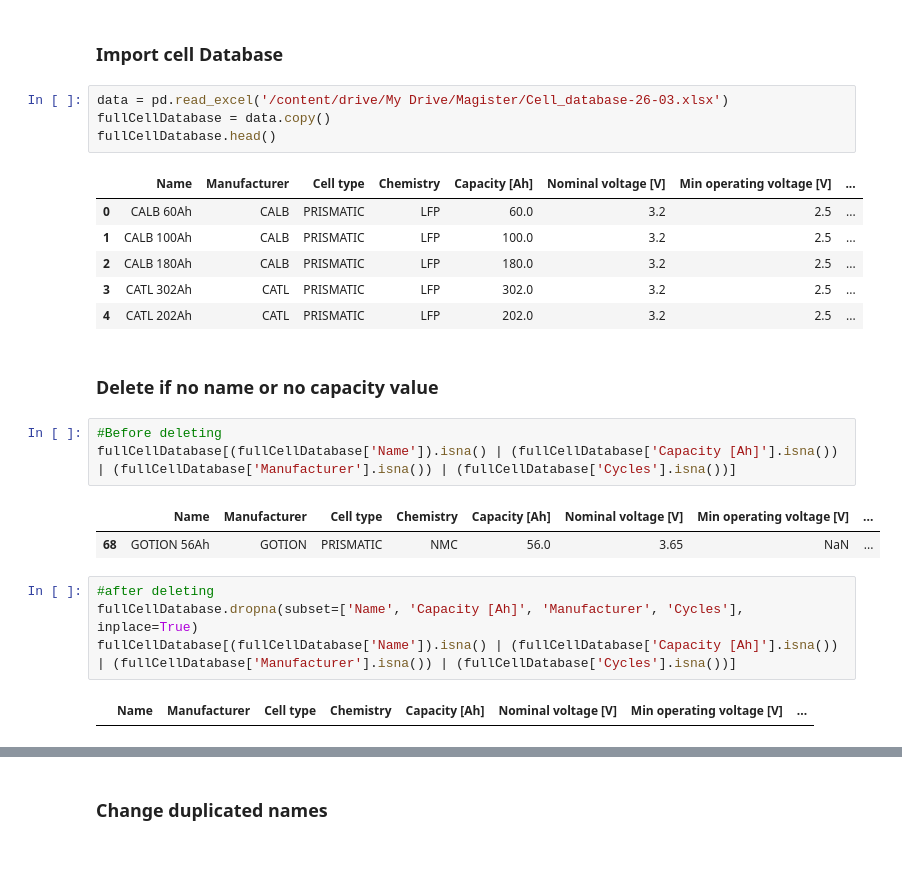
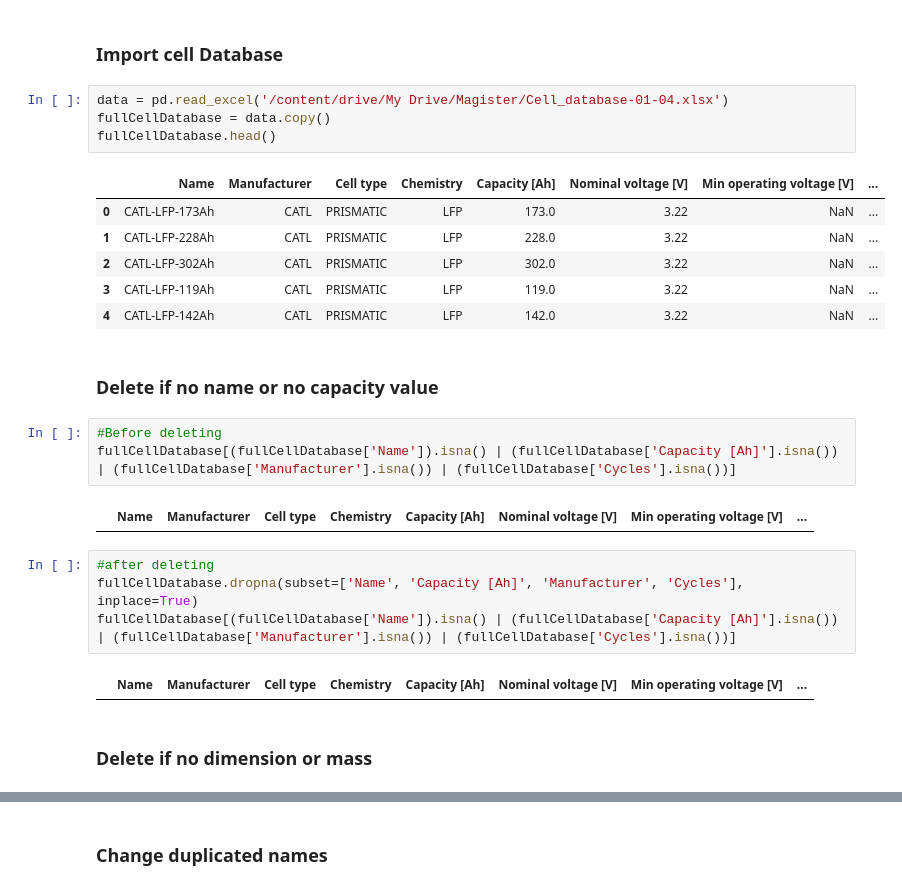
Before and after one commit to Bork00/Machine_learning_boot, a Jupyter notebook: Kalkulator.ipynb, the cells around one changed output, grey strips where cells are left out. Drawn from its saved outputs; the diff is of its cells as text; blank space fills up the shorter version.

```diff
--- a/Kalkulator.ipynb
+++ b/Kalkulator.ipynb
@@ -214,16 +219,16 @@ systemConfigurationsDataframe
 # %% [markdown]
 ### Import cell Database
 # %%
-data = pd.read_excel('/content/drive/My Drive/Magister/Cell_database-26-03.xlsx')
+data = pd.read_excel('/content/drive/My Drive/Magister/Cell_database-01-04.xlsx')
 fullCellDatabase = data.copy()
 fullCellDatabase.head()
 # %% [output]
 |  | Name | Manufacturer | Cell type | Chemistry | Capacity [Ah] | Nominal voltage [V] | Min operating voltage [V] | ... |
-| 0 | CALB 60Ah | CALB | PRISMATIC | LFP | 60.0 | 3.2 | 2.5 | ... |
-| 1 | CALB 100Ah | CALB | PRISMATIC | LFP | 100.0 | 3.2 | 2.5 | ... |
-| 2 | CALB 180Ah | CALB | PRISMATIC | LFP | 180.0 | 3.2 | 2.5 | ... |
-| 3 | CATL 302Ah | CATL | PRISMATIC | LFP | 302.0 | 3.2 | 2.5 | ... |
-| 4 | CATL 202Ah | CATL | PRISMATIC | LFP | 202.0 | 3.2 | 2.5 | ... |
+| 0 | CATL-LFP-173Ah | CATL | PRISMATIC | LFP | 173.0 | 3.22 | NaN | ... |
+| 1 | CATL-LFP-228Ah | CATL | PRISMATIC | LFP | 228.0 | 3.22 | NaN | ... |
+| 2 | CATL-LFP-302Ah | CATL | PRISMATIC | LFP | 302.0 | 3.22 | NaN | ... |
+| 3 | CATL-LFP-119Ah | CATL | PRISMATIC | LFP | 119.0 | 3.22 | NaN | ... |
+| 4 | CATL-LFP-142Ah | CATL | PRISMATIC | LFP | 142.0 | 3.22 | NaN | ... |
 # %% [markdown]
 ### Delete if no name or no capacity value
 # %%
@@ -231,10 +236,11 @@ fullCellDatabase.head()
 fullCellDatabase[(fullCellDatabase['Name']).isna() | (fullCellDatabase['Capacity [Ah]'].isna()) | (fullCellDatabase['Manufacturer'].isna()) | (fullCellDatabase['Cycles'].isna())]
 # %% [output]
 |  | Name | Manufacturer | Cell type | Chemistry | Capacity [Ah] | Nominal voltage [V] | Min operating voltage [V] | ... |
-| 68 | GOTION 56Ah | GOTION | PRISMATIC | NMC | 56.0 | 3.65 | NaN | ... |
 # %%
 #after deleting
 fullCellDatabase.dropna(subset=['Name', 'Capacity [Ah]', 'Manufacturer', 'Cycles'], inplace=True)
 fullCellDatabase[(fullCellDatabase['Name']).isna() | (fullCellDatabase['Capacity [Ah]'].isna()) | (fullCellDatabase['Manufacturer'].isna()) | (fullCellDatabase['Cycles'].isna())]
 # %% [output]
 |  | Name | Manufacturer | Cell type | Chemistry | Capacity [Ah] | Nominal voltage [V] | Min operating voltage [V] | ... |
+# %% [markdown]
+### Delete if no dimension or mass
```
Also changed, not shown: parts of 59 cells of this notebook.
